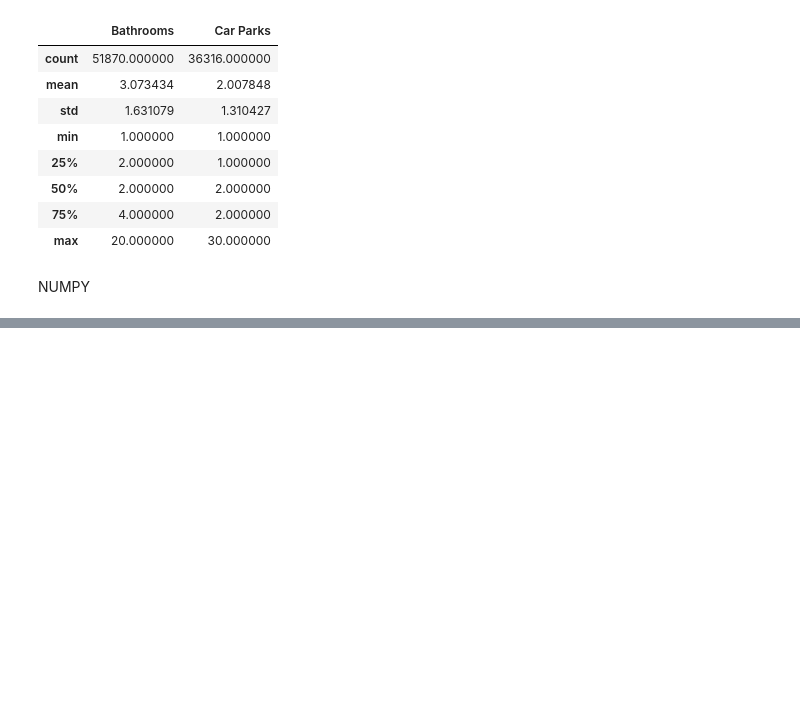
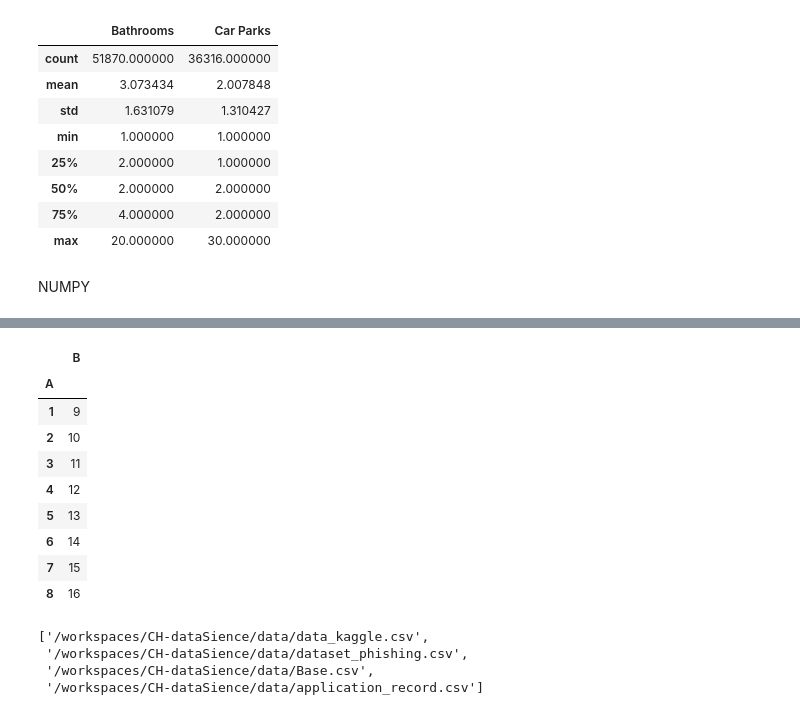
Before and after one commit to AlejandroGiorgio/CH-dataSience, a Jupyter notebook: CH_train.ipynb, the cells around one changed output, grey strips where cells are left out. Saved outputs shown, nothing was run; the diff lists cells and outputs as text; code cells hidden in the pictures; blank space fills up the shorter version.

```diff
--- a/CH_train.ipynb
+++ b/CH_train.ipynb
@@ -45,0 +116,24 @@ NUMPY
+# %%
+df_ajedrez.reset_index()
+df_ajedrez.set_index("A")
+# %% [output]
+|  | B |
+| A |  |
+| 1 | 9 |
+| 2 | 10 |
+| 3 | 11 |
+| 4 | 12 |
+| 5 | 13 |
+| 6 | 14 |
+| 7 | 15 |
+| 8 | 16 |
+# %%
+datadir = "/workspaces/CH-dataSience/data"
+from os.path import isfile
+files = [os.path.join(datadir, x) for x in listdir(datadir) if x.endswith(".csv")]
+files
+# %% [output]
+['/workspaces/CH-dataSience/data/data_kaggle.csv',
+ '/workspaces/CH-dataSience/data/dataset_phishing.csv',
+ '/workspaces/CH-dataSience/data/Base.csv',
+ '/workspaces/CH-dataSience/data/application_record.csv']
```
Also changed, not shown: parts of 9 cells of this notebook, 5 other files.
